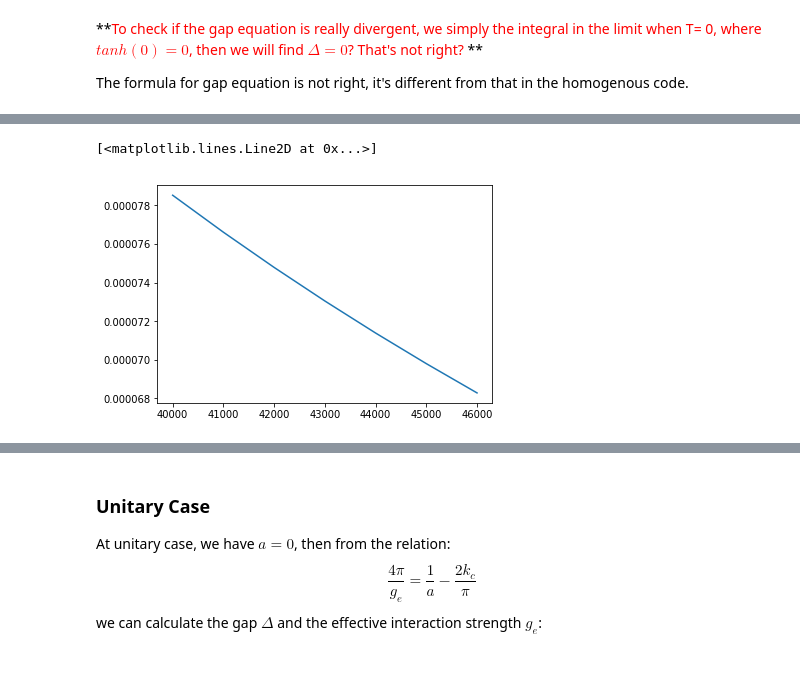
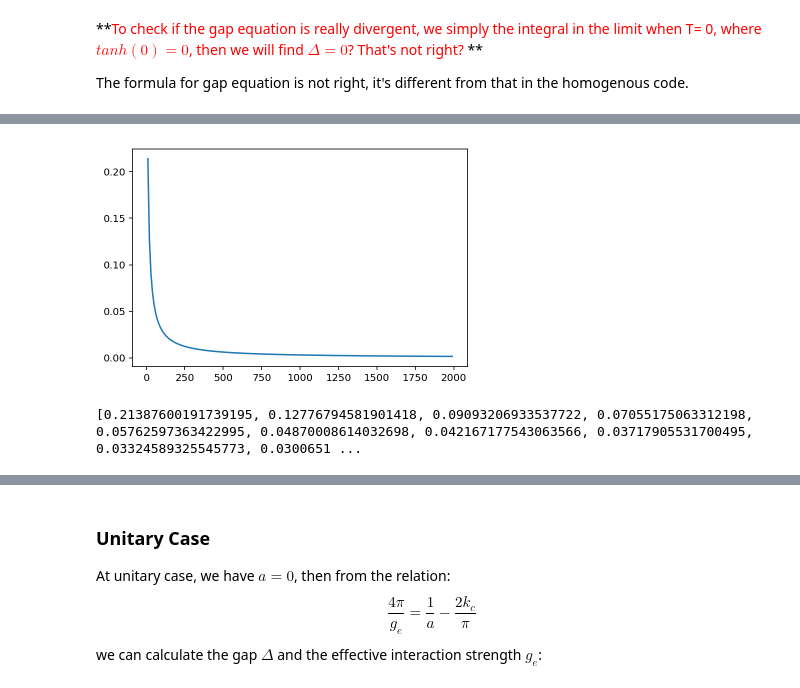
Before and after one commit to Chunde/QuantumFermionicTheory, a Jupyter notebook: quantum-turbulence/bdg-equations-in-1d.ipynb, the cells around one changed output, grey strips where cells are left out. Drawn from its saved outputs; the diff is of its cells as text; code cells hidden in the pictures.

```diff
--- a/quantum-turbulence/bdg-equations-in-1d.ipynb
+++ b/quantum-turbulence/bdg-equations-in-1d.ipynb
@@ -499,10 +499,11 @@ import homogeneous;reload(homogeneous)
 from homogeneous import get_BCS_v_n_e, Homogeneous3D
 def cutoff_err(kc):
     h3 = Homogeneous3D(T=10.0)
-    res0 = h3.get_scattering_length(mus_eff=(1.2,)*2, delta=3.4,k_c=kc)
-    res1 = h3.get_scattering_length(mus_eff=(1.2,)*2, delta=3.4,k_c=2.0 * kc)
-    return res0-res1
+    res0 = h3.get_inv_scattering_length(mus_eff=(1.2,)*2, delta=3.4,k_c=kc)
+    res1 = h3.get_inv_scattering_length(mus_eff=(1.2,)*2, delta=3.4,k_c=2.0 * kc)
+    return res0 - res1
+
 def scattering_length(kc):
     h3 = Homogeneous3D(T=10.0)
-    res0 = h3.get_scattering_length(mus_eff=(1.2,)*2, delta=3.4,k_c=kc)
+    res0 = h3.get_inv_scattering_length(mus_eff=(1.2,)*2, delta=3.4,k_c=kc)
     return res0
@@ -525,5 +606,5 @@ print(errs)
 # %%
-Kcs = np.arange(40000,60000,1000)
+Kcs = np.arange(10,2000,10)
 sls = [ scattering_length(kc) for kc in Kcs]
 plt.plot(Kcs,sls)
 # %% [output]
@@ -532,2 +612,5 @@ plt.plot(Kcs,sls)
-[<matplotlib.lines.Line2D at 0x...>]
-[figure, old version]
+[figure, new version]
+# %%
+print(sls)
+# %% [output]
+[0.21387600191739195, 0.12776794581901418, 0.09093206933537722, 0.07055175063312198, 0.05762597363422995, 0.04870008614032698, 0.042167177543063566, 0.03717905531700495, 0.03324589325545773, 0.0300651 ...
```
Also changed, not shown: parts of 13 cells of this notebook, 2 other files.
